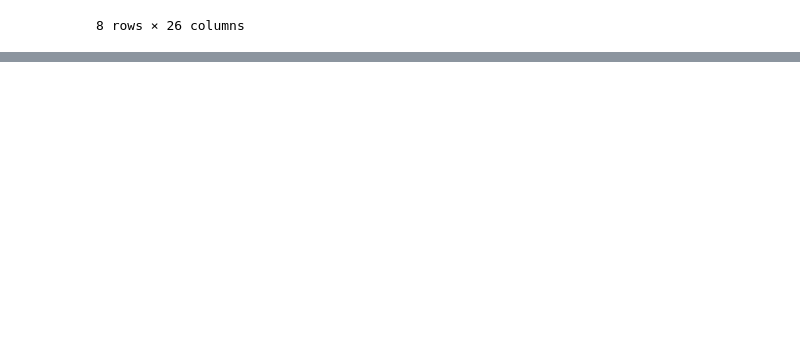
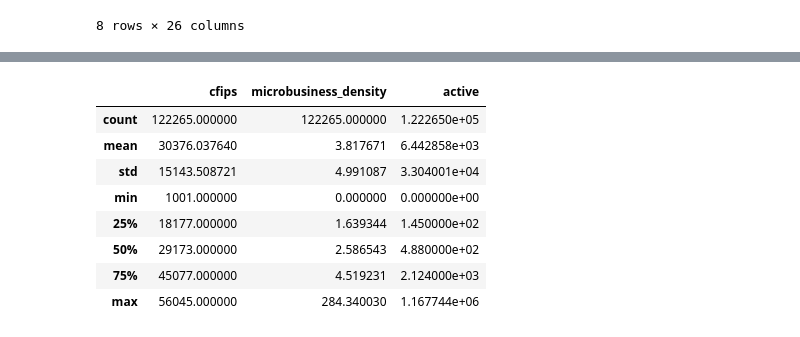
Before and after one commit to JaydenBeckwith/KaggleComps, a Jupyter notebook: go-daddy-comp-notebook.ipynb, the cells around one changed output, grey strips where cells are left out. Drawn from its saved outputs; the diff is of its cells as text; code cells hidden in the pictures; blank space fills up the shorter version.

```diff
--- a/go-daddy-comp-notebook.ipynb
+++ b/go-daddy-comp-notebook.ipynb
@@ -47,0 +105,12 @@ data.describe()
+# %%
+train_set.describe()
+# %% [output]
+|  | cfips | microbusiness_density | active |
+| count | 122265.000000 | 122265.000000 | 1.222650e+05 |
+| mean | 30376.037640 | 3.817671 | 6.442858e+03 |
+| std | 15143.508721 | 4.991087 | 3.304001e+04 |
+| min | 1001.000000 | 0.000000 | 0.000000e+00 |
+| 25% | 18177.000000 | 1.639344 | 1.450000e+02 |
+| 50% | 29173.000000 | 2.586543 | 4.880000e+02 |
+| 75% | 45077.000000 | 4.519231 | 2.124000e+03 |
+| max | 56045.000000 | 284.340030 | 1.167744e+06 |
```
Also changed, not shown: parts of 9 cells of this notebook.
